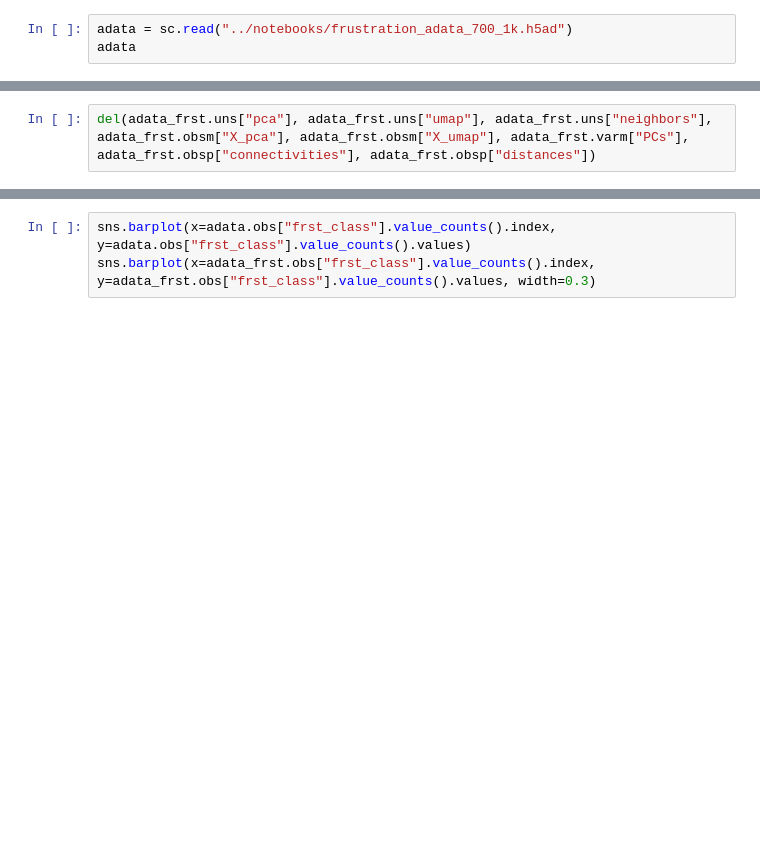
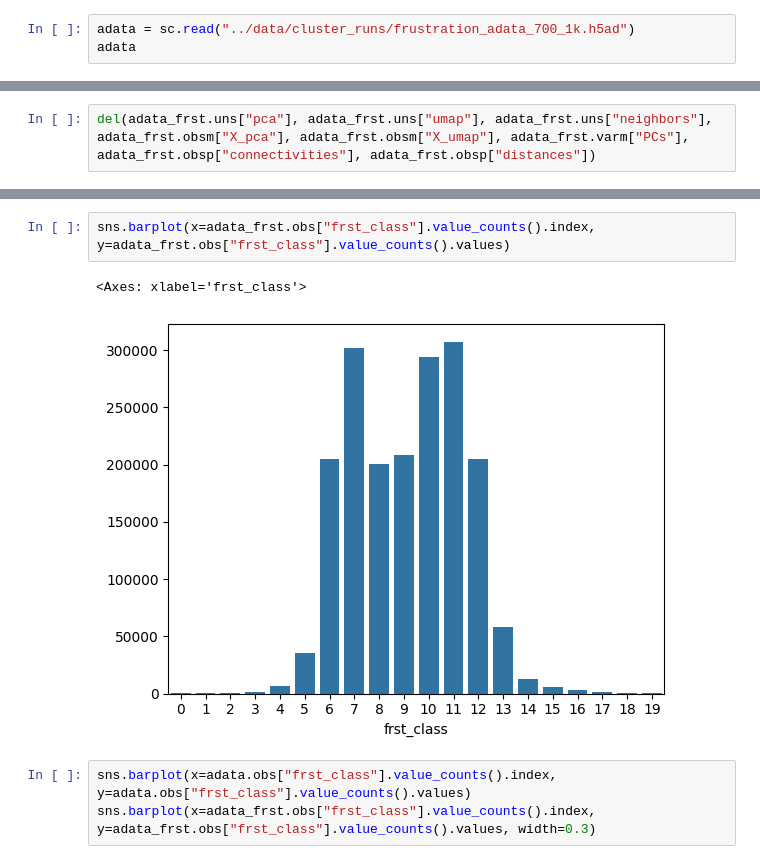
Before and after one commit to leuschjanphilipp/FrustrAI-Seq, a Jupyter notebook: notebooks/it2_debug.ipynb, the cells around one changed output, grey strips where cells are left out. Saved outputs shown, nothing was run; the diff lists cells and outputs as text; blank space fills up the shorter version.

```diff
--- a/notebooks/debug.ipynb
+++ b/notebooks/it2_debug.ipynb
@@ -130,7 +134,7 @@ a.float().dtype
 # %% [output]
 torch.float32
 # %%
-adata = sc.read("../notebooks/frustration_adata_700_1k.h5ad")
+adata = sc.read("../data/cluster_runs/frustration_adata_700_1k.h5ad")
 adata
 # %% [output]
 AnnData object with n_obs × n_vars = 420065 × 1024
@@ -159,3 +163,8 @@ del(adata_frst.uns["pca"], adata_frst.uns["umap"], adata_frst.uns["neighbors"],
+# %%
+sns.barplot(x=adata_frst.obs["frst_class"].value_counts().index, y=adata_frst.obs["frst_class"].value_counts().values)
+# %% [output]
+<Axes: xlabel='frst_class'>
+[figure, added]
 # %%
 sns.barplot(x=adata.obs["frst_class"].value_counts().index, y=adata.obs["frst_class"].value_counts().values)
 sns.barplot(x=adata_frst.obs["frst_class"].value_counts().index, y=adata_frst.obs["frst_class"].value_counts().values, width=0.3)
```
Also changed, not shown: parts of 21 cells of this notebook, 22 other files.
